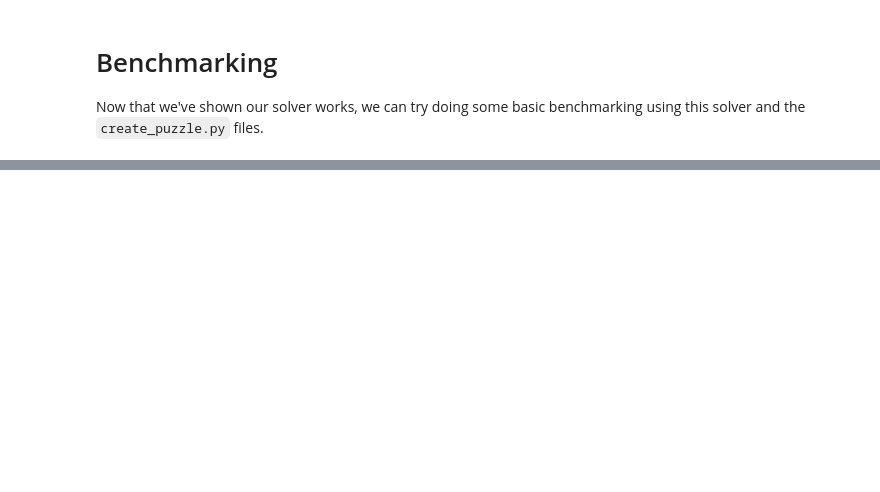
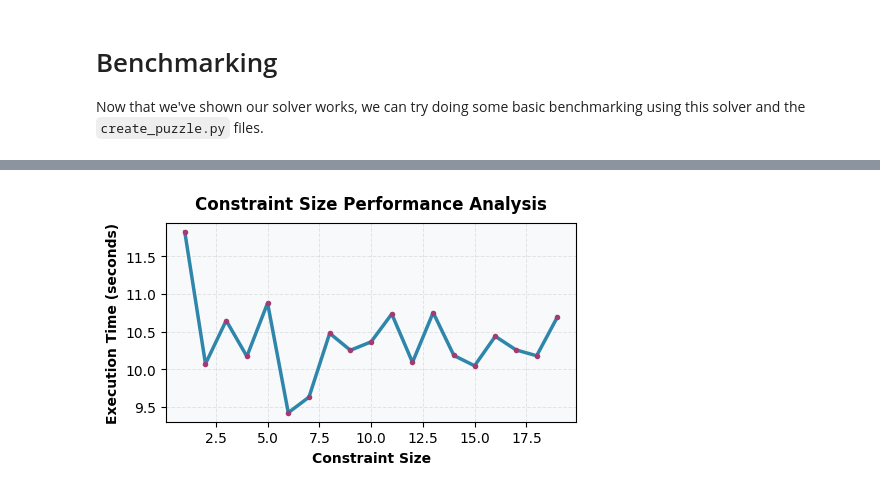
Before and after one commit to joshchen984/pips-solver, a Jupyter notebook: PipsSolver.ipynb, the cells around one changed output, grey strips where cells are left out. Cells and saved outputs as stored; diff of their text form; code cells hidden in the pictures; blank space fills up the shorter version.

```diff
--- a/PipsSolver.ipynb
+++ b/PipsSolver.ipynb
@@ -454,0 +511,20 @@ Total benchmark time:           32.43 seconds
+# %%
+
+plt.figure(figsize=(5, 3))
+plt.plot(range(1, 20), region_size_times, linewidth=2.5, color='#2E86AB', marker='o',
+         markersize=4, markerfacecolor='#A23B72', markeredgewidth=0)
+
+plt.xlabel('Constraint Size', fontsize=10, fontweight='bold')
+plt.ylabel('Execution Time (seconds)', fontsize=10, fontweight='bold')
+plt.title('Constraint Size Performance Analysis', fontsize=12, fontweight='bold', pad=10)
+
+plt.grid(True, alpha=0.3, linestyle='--', linewidth=0.7)
+plt.tight_layout()
+
+ax = plt.gca()
+ax.set_facecolor('#F8F9FA')
+plt.gcf().patch.set_facecolor('white')
+
+plt.show()
+# %% [output]
+[figure, added]
```
Also changed, not shown: parts of 10 cells of this notebook, 4 other files.
